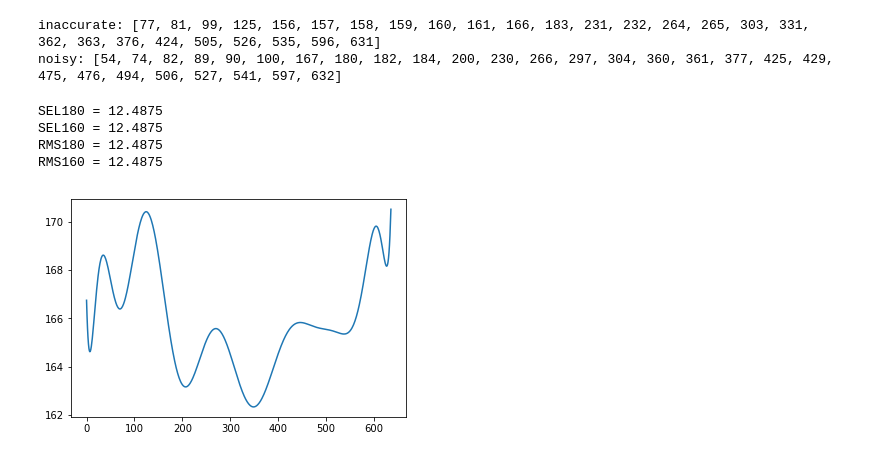
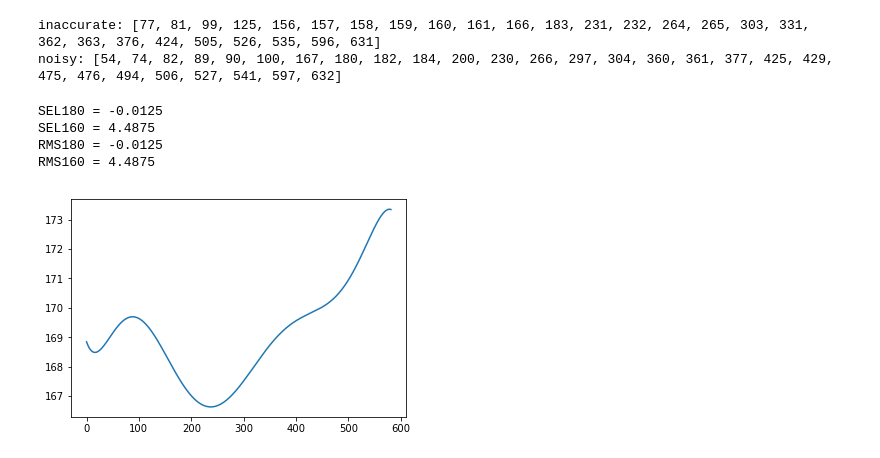
Before and after one commit to efreneau/Machine-Learning-On-Seismic-Streamer-Data, a Jupyter notebook: Calculating RMS and SEL.ipynb, the cells around one changed output. Saved outputs shown, nothing was run; the diff lists cells and outputs as text; code cells hidden in the pictures.

```diff
--- a/Calculating RMS and SEL.ipynb
+++ b/Calculating RMS and SEL.ipynb
@@ -157,16 +160,20 @@ largeDelta2 = ((RMS_diff-fitd)**2>=2)#noisy
 for i in range(0,636):
     if(largeDelta[i]):
         inaccurate.append(i)
-        RMS2[i]=(RMS2[i-1]+RMS2[i-1])/2
-        SEL2[i]=(SEL2[i-1]+SEL2[i-1])/2
+        #RMS2[i]=(RMS2[i-1]+RMS2[i-1])/2
+        #SEL2[i]=(SEL2[i-1]+SEL2[i-1])/2
+        RMS2[i]=-99999
+        SEL2[i]=-99999
     if(largeDelta2[i] and not(largeDelta[i])):
         noisy.append(i)
-        RMS2[i]=(RMS2[i-1]+RMS2[i-1])/2
+        #RMS2[i]=(RMS2[i-1]+RMS2[i-1])/2
+        #SEL2[i]=(SEL2[i-1]+SEL2[i-1])/2
+        RMS2[i]=-99999
+        SEL2[i]=-99999
 
+RMS2=[x for x in RMS2 if x != -99999]
+SEL2=[x for x in SEL2 if x != -99999]
 
-
-
-        SEL2[i]=(SEL2[i-1]+SEL2[i-1])/2
 plt.show()
 print('inaccurate:',inaccurate,'\nnoisy:',noisy)
 # %% [output]
@@ -175,43 +182,44 @@ inaccurate: [77, 81, 99, 125, 156, 157, 158, 159, 160, 161, 166, 183, 231, 232,
 noisy: [54, 74, 82, 89, 90, 100, 167, 180, 182, 184, 200, 230, 266, 297, 304, 360, 361, 377, 425, 429, 475, 476, 494, 506, 527, 541, 597, 632]
 # %%
 #VI. Fitting Data
+b = np.linspace(0,len(RMS2),len(RMS2))
 
-SELmodel = np.polyfit(b, SEL2, deg=15)
-RMSmodel = np.polyfit(b, RMS2, deg=15)
+SELmodel = np.polyfit(b, SEL2, deg=8)
+RMSmodel = np.polyfit(b, RMS2, deg=8)
 
 SELpol = np.poly1d(SELmodel)
 RMSpol = np.poly1d(RMSmodel)
 
 SEL180 = -1
 SEL160 = -1
 RMS180 = -1
 RMS160 = -1
 
-for i in range(0,1000):
+for i in range(0,360):
     #print(SELpol(i))
     if(SELpol(i)>180):
         SEL180 = i
     if(SELpol(i)>160):
         SEL160 = i
     if(RMSpol(i)>180):
         RMS180 = i
     if(RMSpol(i)>160):
         RMS160 = i
 SEL180 = SEL180*(12.5/1000)#converts from index to length in km
 SEL160 = SEL160*(12.5/1000)
 RMS180 = RMS180*(12.5/1000)
 RMS160 = RMS160*(12.5/1000)
 
 print('SEL180 =',SEL180)#Safety radii
 print('SEL160 =',SEL160)
 print('RMS180 =',RMS180)
 print('RMS160 =',RMS160)
 
-plt.plot(b,RMSpol(b))
+plt.plot(b,SELpol(b))
 plt.show()
 # %% [output]
-SEL180 = 12.4875
-SEL160 = 12.4875
-RMS180 = 12.4875
-RMS160 = 12.4875
+SEL180 = -0.0125
+SEL160 = 4.4875
+RMS180 = -0.0125
+RMS160 = 4.4875
-[figure, old version]
+[figure, new version]
```
Also changed, not shown: parts of 3 cells of this notebook.
